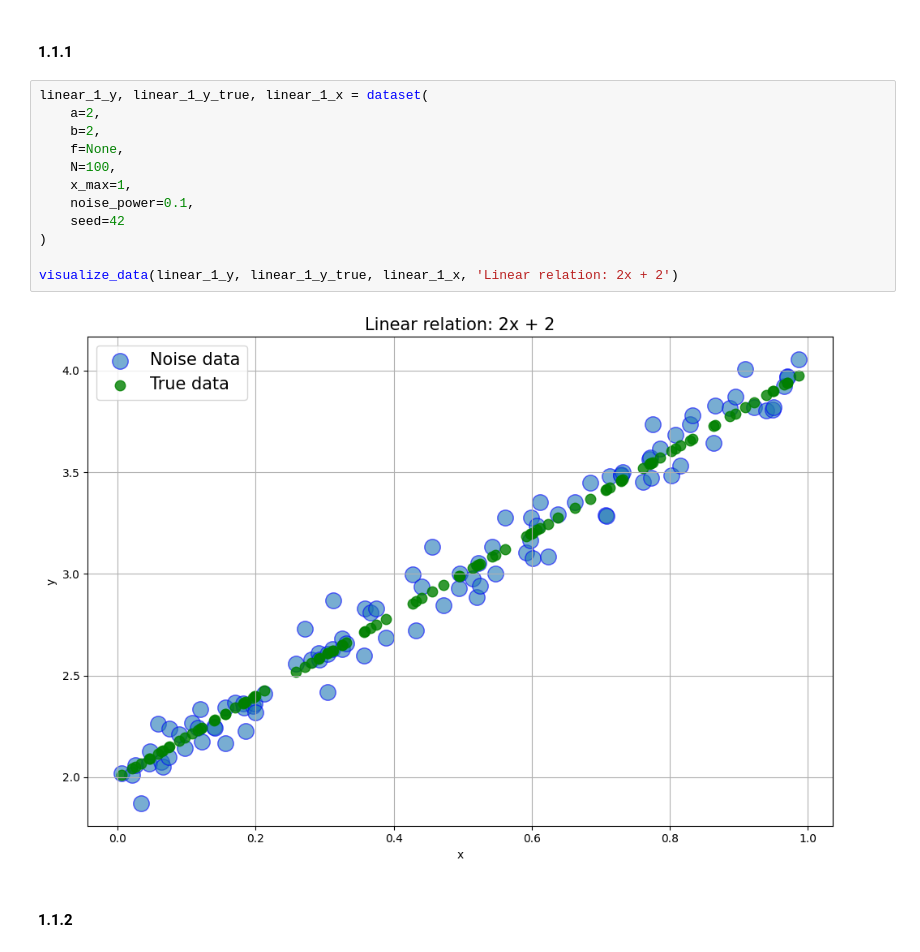
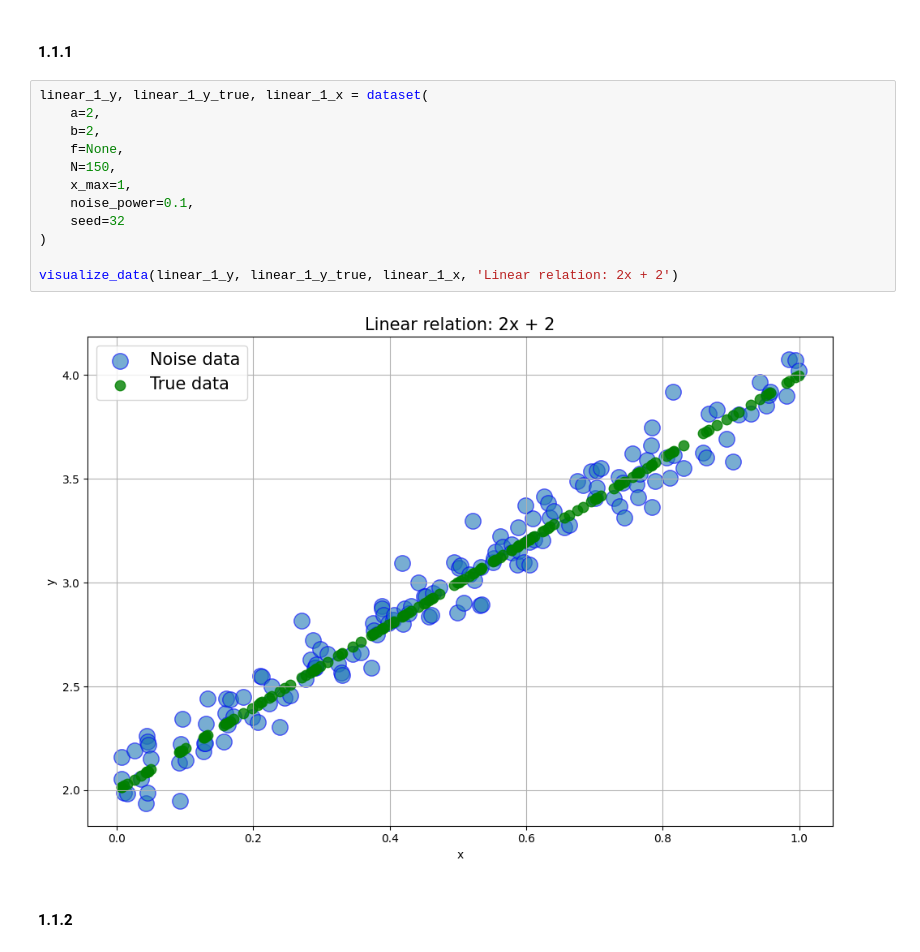
Before and after one commit to modernpacifist/engineering-of-machine-learning-urfu, a Jupyter notebook: math-basics-of-machine-learning/Notebooks/HW2_MBML.ipynb, the cells around one changed output. Drawn from its saved outputs; the diff is of its cells as text.

```diff
--- a/math-basics-of-machine-learning/Notebooks/HW2_MBML.ipynb
+++ b/math-basics-of-machine-learning/Notebooks/HW2_MBML.ipynb
@@ -57,17 +57,17 @@ def visualize_data(y, y_true, x, title):
 # %%
 linear_1_y, linear_1_y_true, linear_1_x = dataset(
     a=2,
     b=2,
     f=None,
-    N=100,
+    N=150,
     x_max=1,
     noise_power=0.1,
-    seed=42
+    seed=32
 )
 
 visualize_data(linear_1_y, linear_1_y_true, linear_1_x, 'Linear relation: 2x + 2')
 # %% [output]
-[figure, old version]
+[figure, new version]
 # %% [markdown]
 #### 1.1.2
 # %%
```
Also changed, not shown: parts of 20 cells of this notebook.
